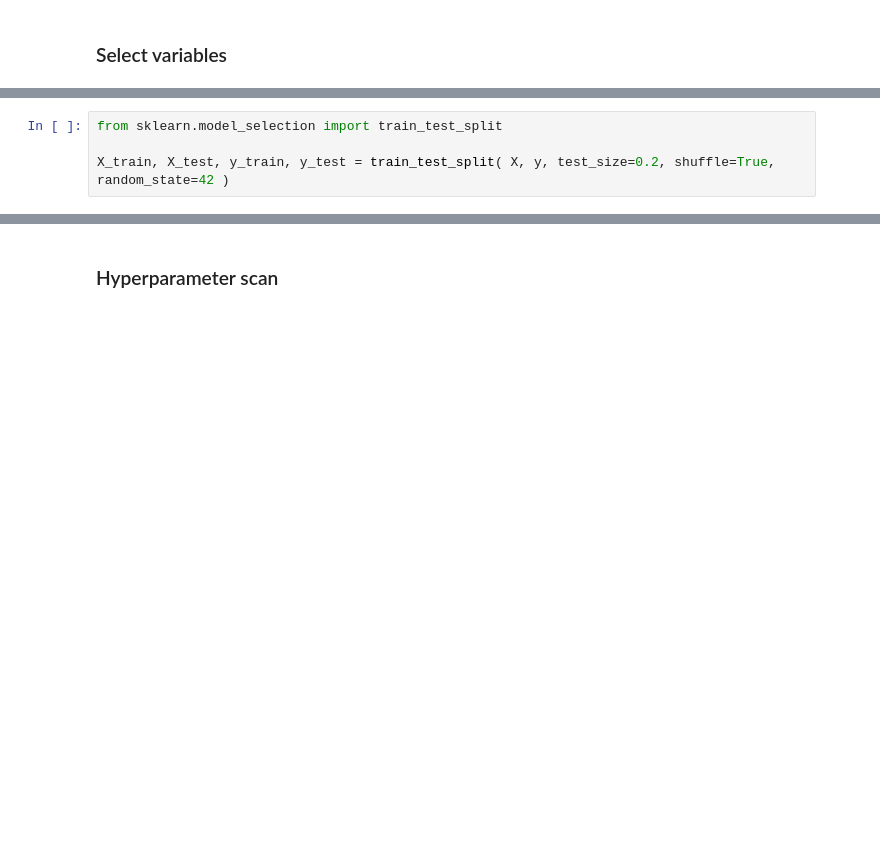
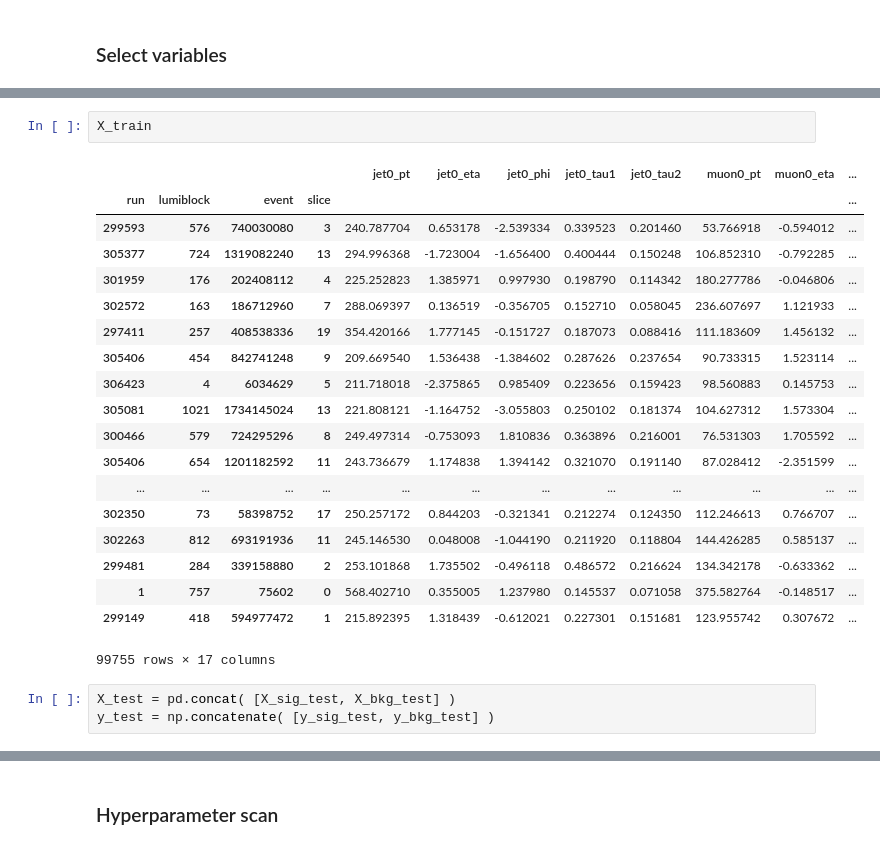
Before and after one commit to miguelgallo/pps-ww-analysis-notebook, a Jupyter notebook: BDT-Training.ipynb, the cells around one changed output, grey strips where cells are left out. Saved outputs shown, nothing was run; the diff lists cells and outputs as text; blank space fills up the shorter version.

Commit message:
Update training.

```diff
--- a/BDT-Training.ipynb
+++ b/BDT-Training.ipynb
@@ -260,4 +335,25 @@ run lumiblock event  slice
-# %%
-from sklearn.model_selection import train_test_split
-
-X_train, X_test, y_train, y_test = train_test_split( X, y, test_size=0.2, shuffle=True, random_state=42 )
+# %%
+X_train
+# %% [output]
+|  |  |  |  | jet0_pt | jet0_eta | jet0_phi | jet0_tau1 | jet0_tau2 | muon0_pt | muon0_eta | ... |
+| run | lumiblock | event | slice |  |  |  |  |  |  |  | ... |
+| 299593 | 576 | 740030080 | 3 | 240.787704 | 0.653178 | -2.539334 | 0.339523 | 0.201460 | 53.766918 | -0.594012 | ... |
+| 305377 | 724 | 1319082240 | 13 | 294.996368 | -1.723004 | -1.656400 | 0.400444 | 0.150248 | 106.852310 | -0.792285 | ... |
+| 301959 | 176 | 202408112 | 4 | 225.252823 | 1.385971 | 0.997930 | 0.198790 | 0.114342 | 180.277786 | -0.046806 | ... |
+| 302572 | 163 | 186712960 | 7 | 288.069397 | 0.136519 | -0.356705 | 0.152710 | 0.058045 | 236.607697 | 1.121933 | ... |
+| 297411 | 257 | 408538336 | 19 | 354.420166 | 1.777145 | -0.151727 | 0.187073 | 0.088416 | 111.183609 | 1.456132 | ... |
+| 305406 | 454 | 842741248 | 9 | 209.669540 | 1.536438 | -1.384602 | 0.287626 | 0.237654 | 90.733315 | 1.523114 | ... |
+| 306423 | 4 | 6034629 | 5 | 211.718018 | -2.375865 | 0.985409 | 0.223656 | 0.159423 | 98.560883 | 0.145753 | ... |
+| 305081 | 1021 | 1734145024 | 13 | 221.808121 | -1.164752 | -3.055803 | 0.250102 | 0.181374 | 104.627312 | 1.573304 | ... |
+| 300466 | 579 | 724295296 | 8 | 249.497314 | -0.753093 | 1.810836 | 0.363896 | 0.216001 | 76.531303 | 1.705592 | ... |
+| 305406 | 654 | 1201182592 | 11 | 243.736679 | 1.174838 | 1.394142 | 0.321070 | 0.191140 | 87.028412 | -2.351599 | ... |
+| ... | ... | ... | ... | ... | ... | ... | ... | ... | ... | ... | ... |
+| 302350 | 73 | 58398752 | 17 | 250.257172 | 0.844203 | -0.321341 | 0.212274 | 0.124350 | 112.246613 | 0.766707 | ... |
+| 302263 | 812 | 693191936 | 11 | 245.146530 | 0.048008 | -1.044190 | 0.211920 | 0.118804 | 144.426285 | 0.585137 | ... |
+| 299481 | 284 | 339158880 | 2 | 253.101868 | 1.735502 | -0.496118 | 0.486572 | 0.216624 | 134.342178 | -0.633362 | ... |
+| 1 | 757 | 75602 | 0 | 568.402710 | 0.355005 | 1.237980 | 0.145537 | 0.071058 | 375.582764 | -0.148517 | ... |
+| 299149 | 418 | 594977472 | 1 | 215.892395 | 1.318439 | -0.612021 | 0.227301 | 0.151681 | 123.955742 | 0.307672 | ... |
+99755 rows × 17 columns
+# %%
+X_test = pd.concat( [X_sig_test, X_bkg_test] )
+y_test = np.concatenate( [y_sig_test, y_bkg_test] )
```
Also changed, not shown: parts of 24 cells of this notebook, 12 other files.
